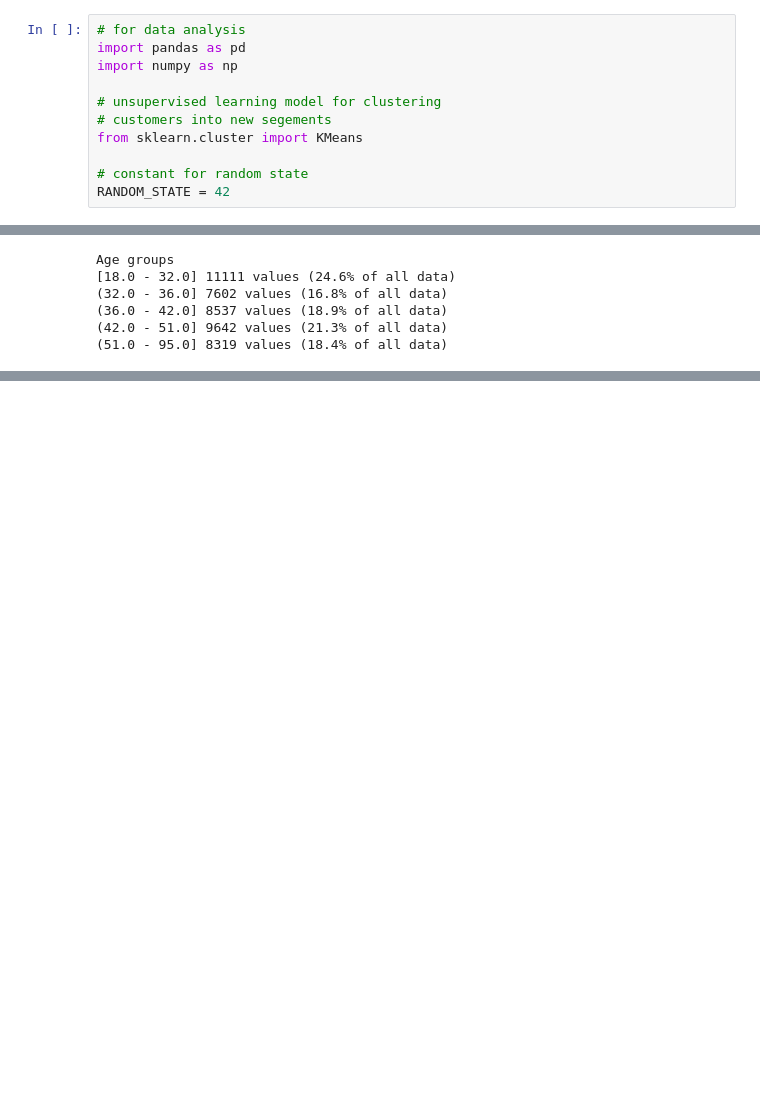
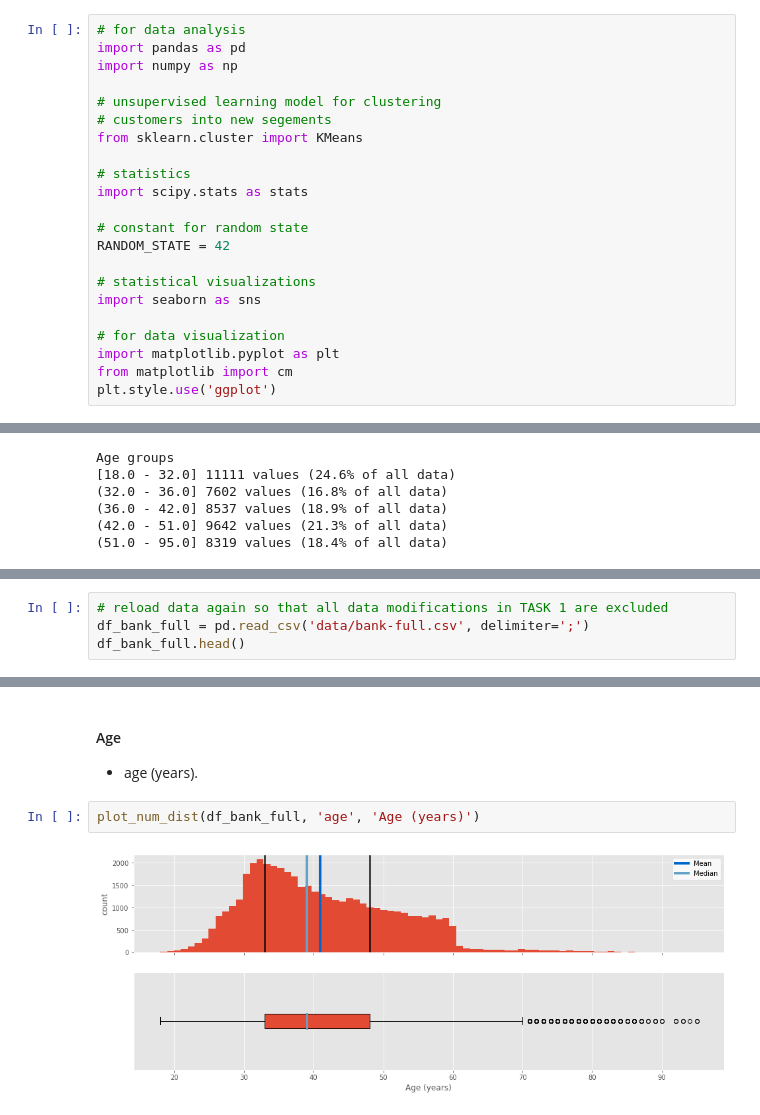
Before and after one commit to TK-Problem/Task-for-Quantitative-Analyst, a Jupyter notebook: results.ipynb, the cells around one changed output, grey strips where cells are left out. Cells and saved outputs as stored; diff of their text form; blank space fills up the shorter version.

Commit message:
Task 2 (numerical features) completed

```diff
--- a/results.ipynb
+++ b/results.ipynb
@@ -7,6 +7,17 @@ import numpy as np
 # customers into new segements
 from sklearn.cluster import KMeans
 
+# statistics
+import scipy.stats as stats
+
 # constant for random state
 RANDOM_STATE = 42
+
+# statistical visualizations
+import seaborn as sns
+
+# for data visualization
+import matplotlib.pyplot as plt
+from matplotlib import cm
+plt.style.use('ggplot')
 # %% [markdown]
@@ -449,0 +483,4 @@ df_sample.tail()
+# %%
+# reload data again so that all data modifications in TASK 1 are excluded
+df_bank_full = pd.read_csv('data/bank-full.csv', delimiter=';')
+df_bank_full.head()
@@ -449,0 +666,8 @@ df_sample.tail()
+# %% [markdown]
+#### Age
+
+* age (years).
+# %%
+plot_num_dist(df_bank_full, 'age', 'Age (years)')
+# %% [output]
+[figure, added]
```
Also changed, not shown: parts of 49 cells of this notebook, 1 other file.
